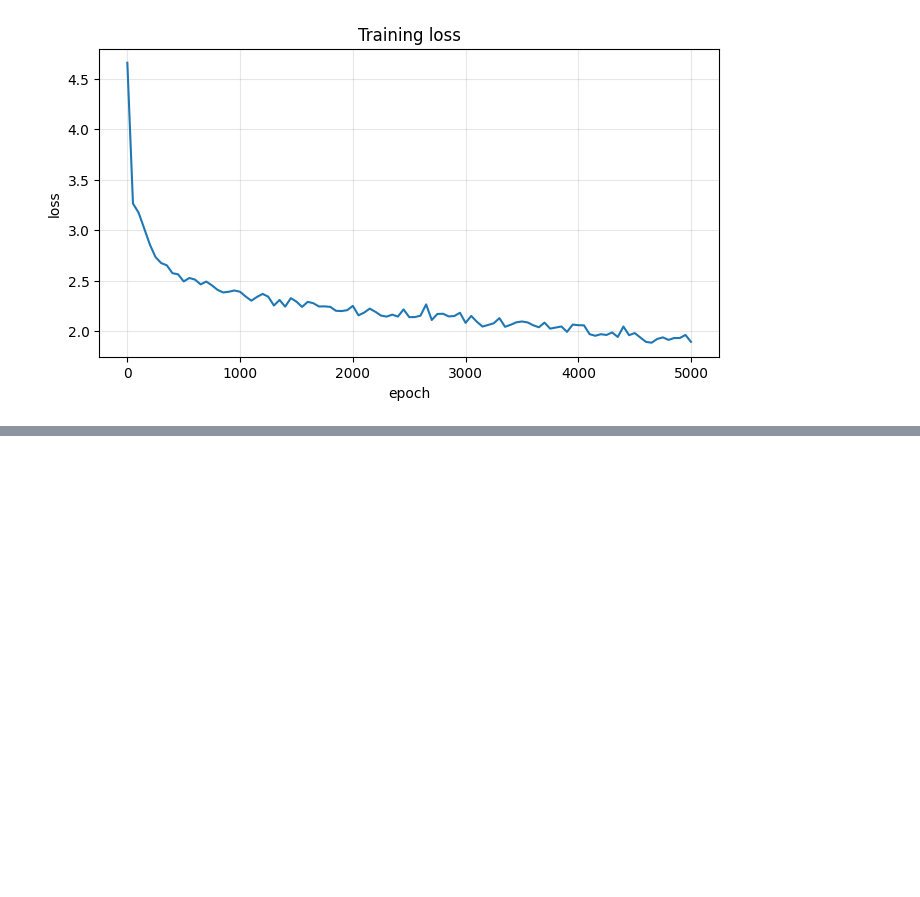
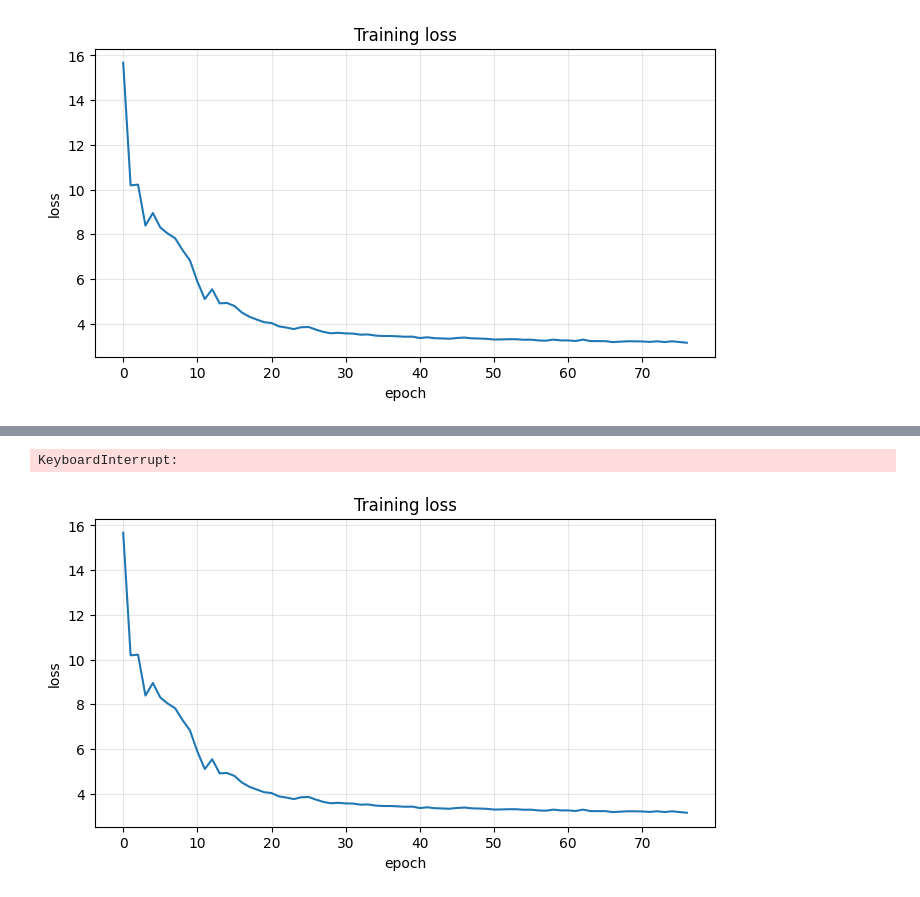
Before and after one commit to yasen5/shakespeare-transformer, a Jupyter notebook: actual-shakespeare/shakespeare.ipynb, the cells around one changed output, grey strips where cells are left out. Drawn from its saved outputs; the diff is of its cells as text; code cells hidden in the pictures; blank space fills up the shorter version.

```diff
--- a/actual-shakespeare/shakespeare.ipynb
+++ b/actual-shakespeare/shakespeare.ipynb
@@ -27,38 +30,38 @@ START:  67950.143725791
 
 loss_steps = []
 loss_history = []
-plot_every = max(1, constants.EPOCHS // 100)
+plot_every = 1
 
 fig, ax = plt.subplots(figsize=(8, 4))
 (loss_line,) = ax.plot([], [])
 ax.set_xlabel("epoch")
 ax.set_ylabel("loss")
 ax.set_title("Training loss")
 ax.grid(True, alpha=0.3)
 plot_handle = display(fig, display_id=True)
 
 for i in range(constants.EPOCHS):
     if constants.DEBUG: print("Start", time.perf_counter())
     X_batch, Y_batch = data.GetRandomBatch(train_data);
     if constants.DEBUG: print("Got batches", time.perf_counter())
     out = transformer.forward(X_batch)
     if constants.DEBUG: print("Forwad complete", time.perf_counter())
     B, T, C = out.shape
     loss = transformer.backward(out.view(B*T, C), Y_batch.view(B*T))
     if constants.DEBUG: print("Backward complete", time.perf_counter())
     if (i % plot_every == 0) or (i == constants.EPOCHS - 1):
         print(f"loss: {loss}")
         loss_steps.append(i)
         loss_history.append(loss)
         loss_line.set_data(loss_steps, loss_history)
         ax.relim()
         ax.autoscale_view()
         if plot_handle is not None:
             plot_handle.update(fig)
         else:
             fig.canvas.draw_idle()
             plt.pause(0.001)
 
 plt.close(fig)
 # %% [output]
-[figure, old version]
+[figure, new version]
@@ -82,3 +85,5 @@ loss: 1.8953877687454224
+KeyboardInterrupt:
+[figure, added]
 # %%
 def DecodeTokenList(token_list):
     return data.decode(token_list)
```
Also changed, not shown: parts of 5 cells of this notebook, 7 other files.
